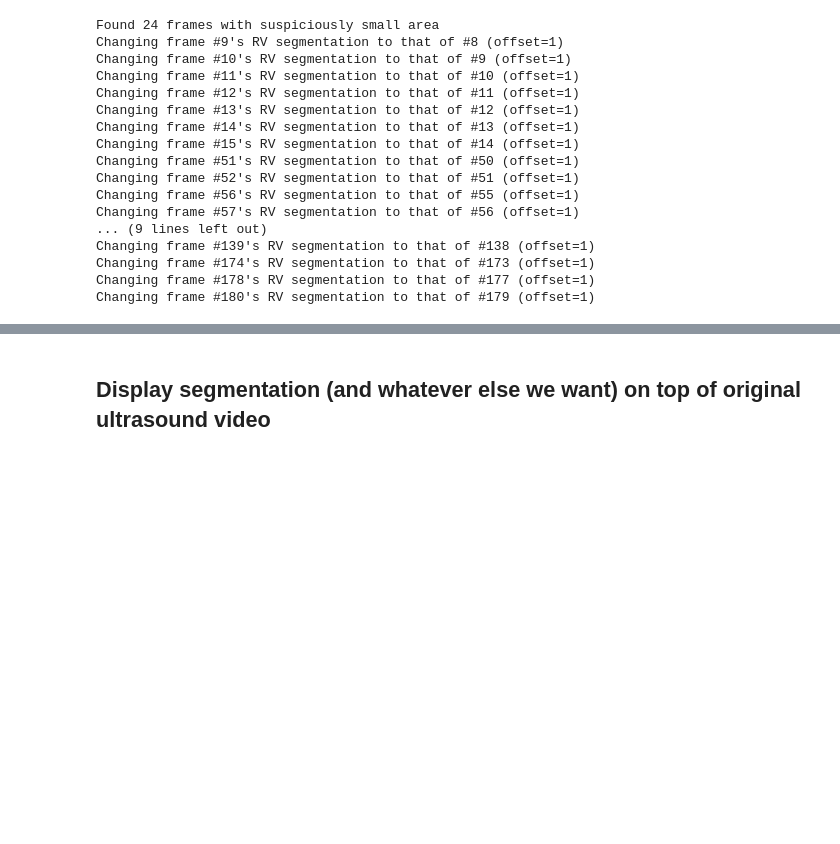
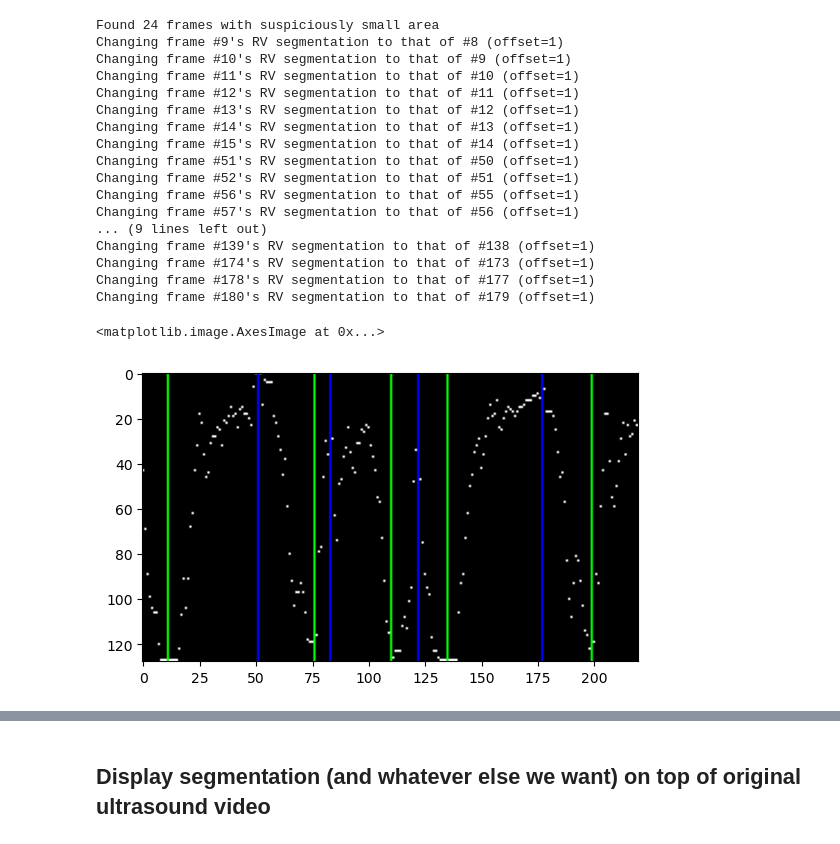
Before and after one commit to DeepNeuron-AI/dynamic, a Jupyter notebook: weak_labels.ipynb, the cells around one changed output, grey strips where cells are left out. Drawn from its saved outputs; the diff is of its cells as text; code cells hidden in the pictures; blank space fills up the shorter version.

```diff
--- a/weak_labels.ipynb
+++ b/weak_labels.ipynb
@@ -11,6 +11,7 @@ import numpy as np
 from tqdm import tqdm
 import matplotlib.pyplot as plt
 from dotenv import dotenv_values
+import scipy
 
 import echonet
 
@@ -36,13 +37,16 @@ ECHONET_VIDEO_DIR = Path(config["ECHONET_VIDEO_DIR"]) # e.g. ECHONET_VIDEO_DIR="
 # IMPORTANT: if using within an *opencv* function, you'll want to do
 # COLOUR.tolist() to convert these to python primitives, else opencv complains about
 # datatypes
-RED = np.array([255, 0, 0])
+# Note also that these are BGR, not RGB, since that's what opencv prefers BGR for historical reasons!
+RED = np.array([0, 0, 255])
 GREEN = np.array([0, 255, 0])
-BLUE = np.array([0, 0, 255])
-ORANGE = np.array([255, 165, 0])
+BLUE = np.array([255, 0, 0])
+ORANGE = np.array([0, 165, 255])
 LIGHT_GREY = np.array([211, 211, 211])
 MAGENTA = np.array([255, 0, 255])
-YELLOW = np.array([255, 255, 0])
+YELLOW = np.array([0, 255, 255])
+WHITE = np.array([255, 255, 255])
+BLACK = np.array([0, 0, 0])
 # %% [markdown]
 ## Utility functions for us
 # %%
@@ -479,15 +468,15 @@ Mean septum width: 5.5408694172177695 +/- 2.1507709734494096
 # %% [markdown]
 ## Remove ultrasound borders
 # %%
-left_ultrasound_corner = (1, 67)
-top_ultrasound_corner = (62, 6)
+left_ultrasound_corner = (0, 67)
+top_ultrasound_corner = (61, 6)
 ultrasound_left_line = extrapolate_line(left_ultrasound_corner, top_ultrasound_corner, frame_height, frame_width)
 for s in right_segmentation_masks:
     crop_mask_with_line(s, ultrasound_left_line, above=True)
 
 # Repeat for right side of ultrasound
-right_ultrasound_corner = (111, 58)
-top_ultrasound_corner = (63, 6)
+right_ultrasound_corner = (111, 55)
+top_ultrasound_corner = (62, 6)
 ultrasound_right_line = extrapolate_line(right_ultrasound_corner, top_ultrasound_corner, frame_height, frame_width)
 for s in right_segmentation_masks:
     crop_mask_with_line(s, ultrasound_right_line, above=True)
@@ -628,4 +617,30 @@ def get_TAPSE(annulus):
 # TAPSE_line, TAPSE_cross_sections = get_TAPSE()
 # plt.imshow(TAPSE_cross_sections, cmap='gray', vmin=0, vmax=255)
 # plt.show()
+# %%
+RV_areas = right_segmentation_masks.sum(axis=(1,2))
+RV_area_image = np.zeros((128, num_frames, 3), dtype=np.uint8)
+
+min_area, max_area = RV_areas.min(), RV_areas.max()
+trim_min = sorted(RV_areas)[round(len(RV_areas) ** 0.05)]
+trim_max = sorted(RV_areas)[round(len(RV_areas) ** 0.95)]
+trim_range = trim_max - trim_min
+diastoles = scipy.signal.find_peaks(RV_areas, distance=20, prominence=(0.50 * trim_range))[0]
+systoles = scipy.signal.find_peaks(-RV_areas, distance=20, prominence=(0.50 * trim_range))[0]
+
+RV_areas = np.uint8((RV_areas - min_area) / (max_area - min_area) * 127)
+
+for i, area in enumerate(RV_areas):
+    RV_area_image[127-area, i] = WHITE.tolist()
+
+for s in systoles:
+    RV_area_image[:, s] = GREEN
+
+for d in diastoles:
+    RV_area_image[:, d] = RED
+
+plt.imshow(RV_area_image)
+# %% [output]
+<matplotlib.image.AxesImage at 0x...>
+[figure, added]
 # %%
```
Also changed, not shown: parts of 14 cells of this notebook.
